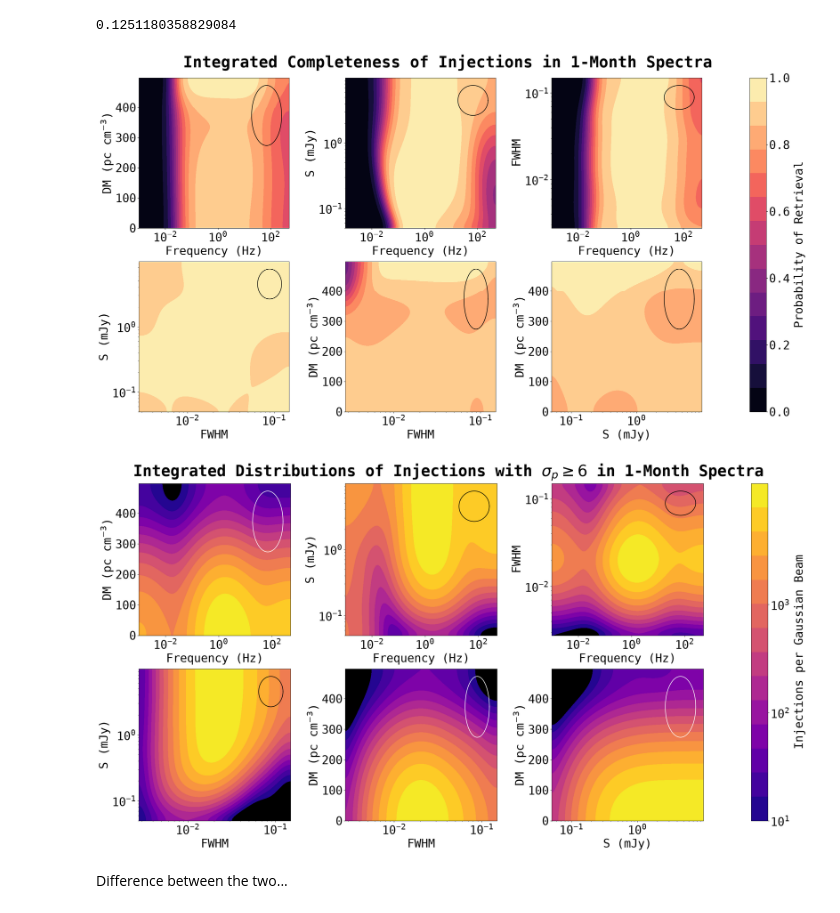
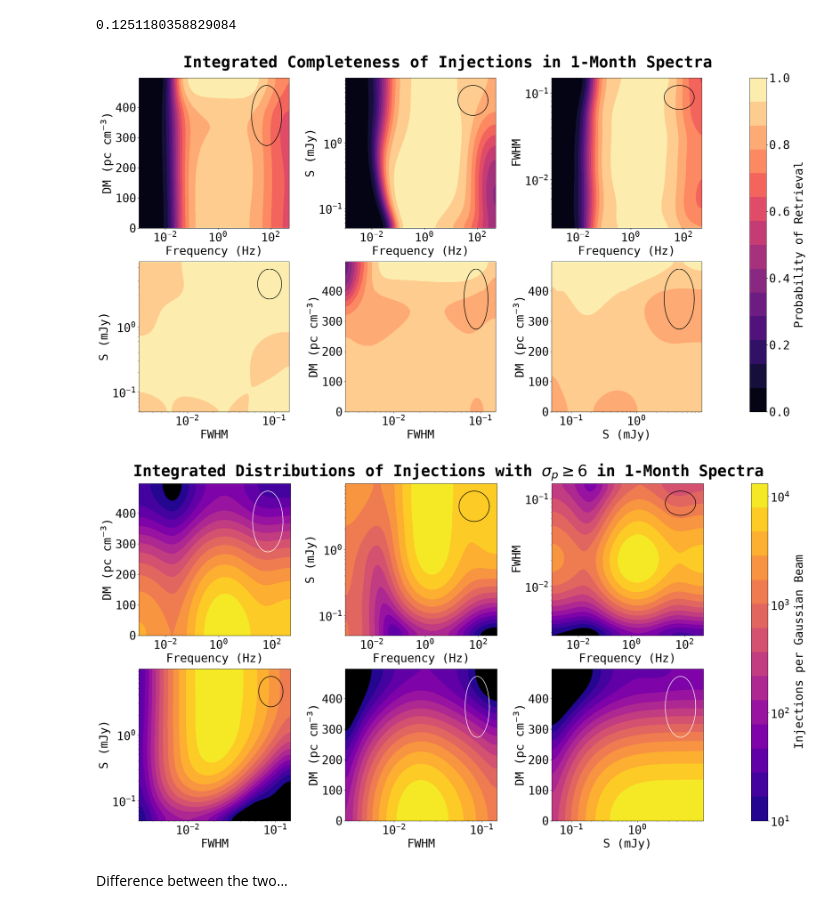
Before and after one commit to chime-sps/Transmissivity, a Jupyter notebook: results/injection_analysis_2d.ipynb, the cells around one changed output. Drawn from its saved outputs; the diff is of its cells as text; code cells hidden in the pictures.

```diff
--- a/results/injection_analysis_2d.ipynb
+++ b/results/injection_analysis_2d.ipynb
@@ -470,35 +470,35 @@ fwhm_f_inj_smooth_30, _, fwhm_f_ret_p_smooth_30 = au.get_sensitivity(
 # %%
 completenesses_30 = [dm_f_ret_p_smooth_30, s_f_ret_p_smooth_30, fwhm_f_ret_p_smooth_30,
              s_fwhm_ret_p_smooth_30, dm_fwhm_ret_p_smooth_30, dm_s_ret_p_smooth_30]
 
 au.make_contour_map(completenesses_30,
                      bins1, bins2,
                      dev1, dev2,
                      'Integrated Completeness of Injections in 1-Month Spectra',
                      ellipse_colors = ['k', 'k', 'k', 'k', 'k', 'k']
                      )
 
 injections_30 = [dm_f_inj_smooth_30,
                 s_f_inj_smooth_30,
                 fwhm_f_inj_smooth_30,
                 s_fwhm_inj_smooth_30,
                 dm_fwhm_inj_smooth_30,
                 dm_s_inj_smooth_30
 ]
 
 au.make_contour_map(injections_30,
                      bins1, bins2,
                      dev1, dev2,
                      r'Integrated Distributions of Injections with $\sigma_p \geq 6$ in 1-Month Spectra',
                      cmap = 'plasma',
                      cmap_log = True,
                      colorbar_name = 'Injections per Gaussian Beam',
                      ellipse_colors = ['w', 'k', 'k', 'k', 'w', 'w'],
-                     log_ticks = [1e1, 1e2, 1e3]
+                     log_ticks = [1e1, 1e2, 1e3, 1e4]
                      )
 # %% [output]
 [figure]
-[figure, old version]
+[figure, new version]
 # %% [markdown]
 Difference between the two...
 # %%
```
Also changed, not shown: parts of 1 cell of this notebook.
